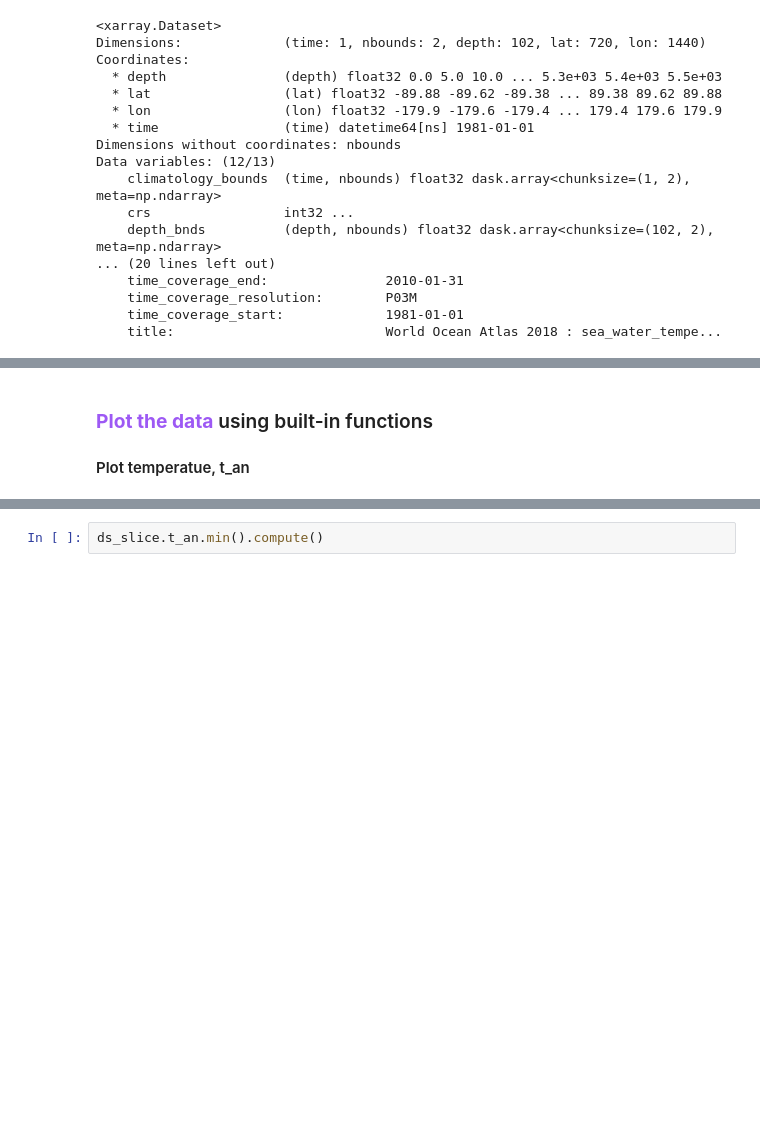
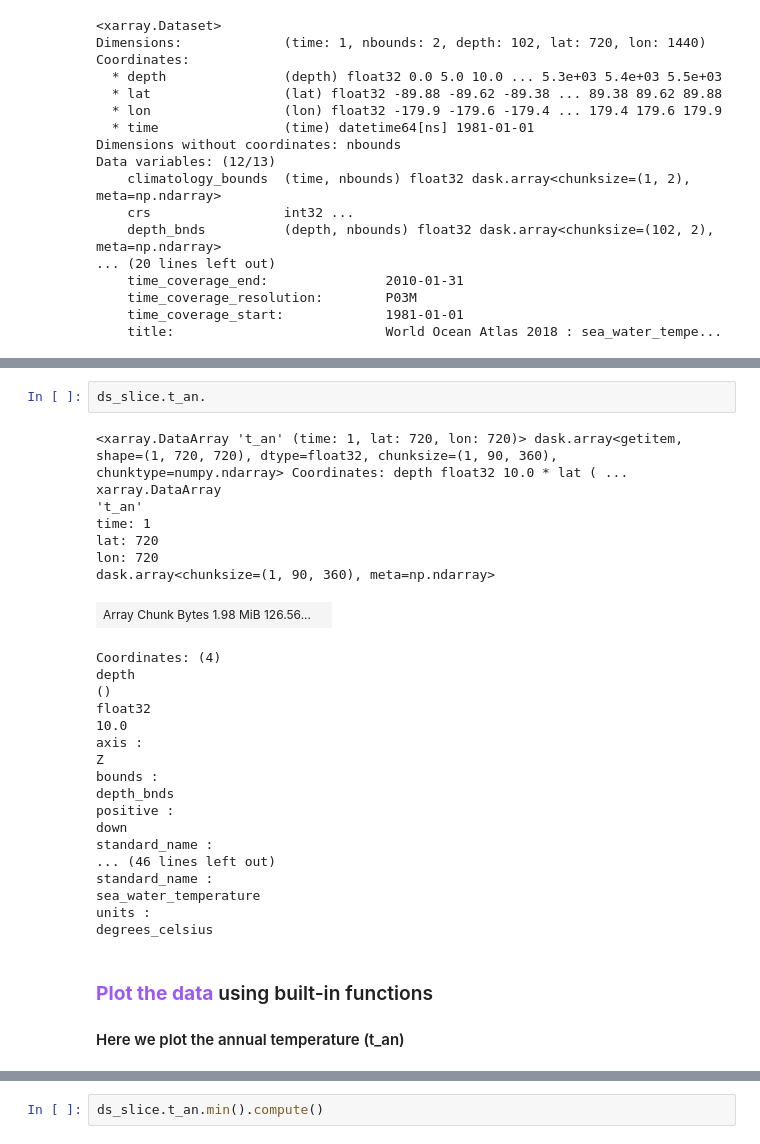
Before and after one commit to C4IROcean/OceanDataConnector, a Jupyter notebook: data/World Ocean Atlas/WorldOceanAtlas.ipynb, the cells around one changed output, grey strips where cells are left out. Saved outputs shown, nothing was run; the diff lists cells and outputs as text; blank space fills up the shorter version.

```diff
--- a/data/World Ocean Atlas/WorldOceanAtlas.ipynb
+++ b/data/World Ocean Atlas/WorldOceanAtlas.ipynb
@@ -74,9 +76,37 @@ Data variables: (12/13)
     time_coverage_resolution:        P03M
     time_coverage_start:             1981-01-01
     title:                           World Ocean Atlas 2018 : sea_water_tempe...
+# %%
+ds_slice.t_an.
+# %% [output]
+<xarray.DataArray 't_an' (time: 1, lat: 720, lon: 720)> dask.array<getitem, shape=(1, 720, 720), dtype=float32, chunksize=(1, 90, 360), chunktype=numpy.ndarray> Coordinates: depth float32 10.0 * lat ( ...
+xarray.DataArray
+'t_an'
+time: 1
+lat: 720
+lon: 720
+dask.array<chunksize=(1, 90, 360), meta=np.ndarray>
+| Array Chunk Bytes 1.98 MiB 126.56... |  |
+Coordinates: (4)
+depth
+()
+float32
+10.0
+axis :
+Z
+bounds :
+depth_bnds
+positive :
+down
+standard_name :
+... (46 lines left out)
+standard_name :
+sea_water_temperature
+units :
+degrees_celsius
 # %% [markdown]
 ### <span style='color:#9D59F4'> **Plot the data** </span> using built-in functions
-#### Plot temperatue, t_an
+#### Here we plot the annual temperature (t_an)
 # %%
 ds_slice.t_an.plot(figsize=(12,12))
 # %% [output]
```
Also changed, not shown: parts of 8 cells of this notebook.
